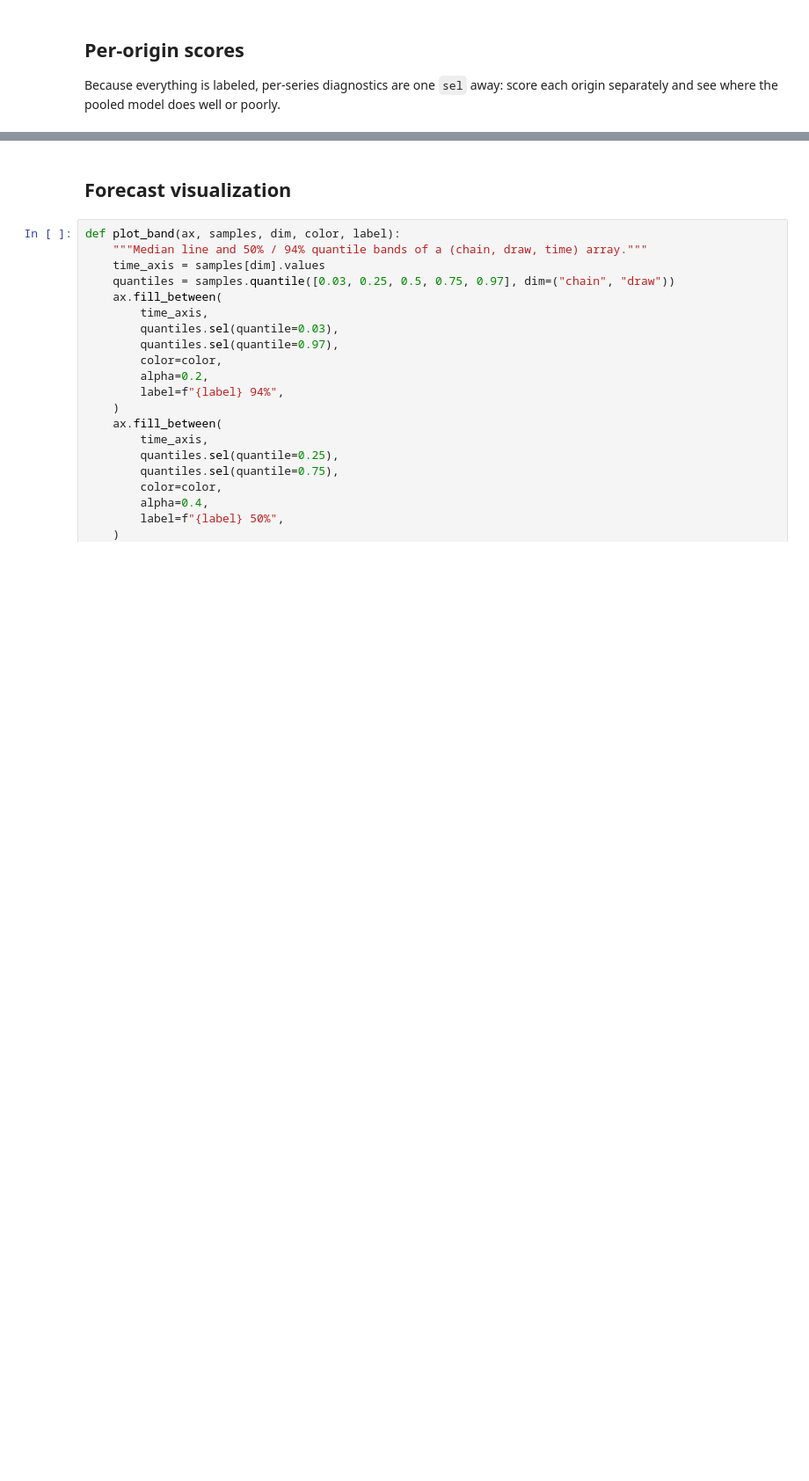
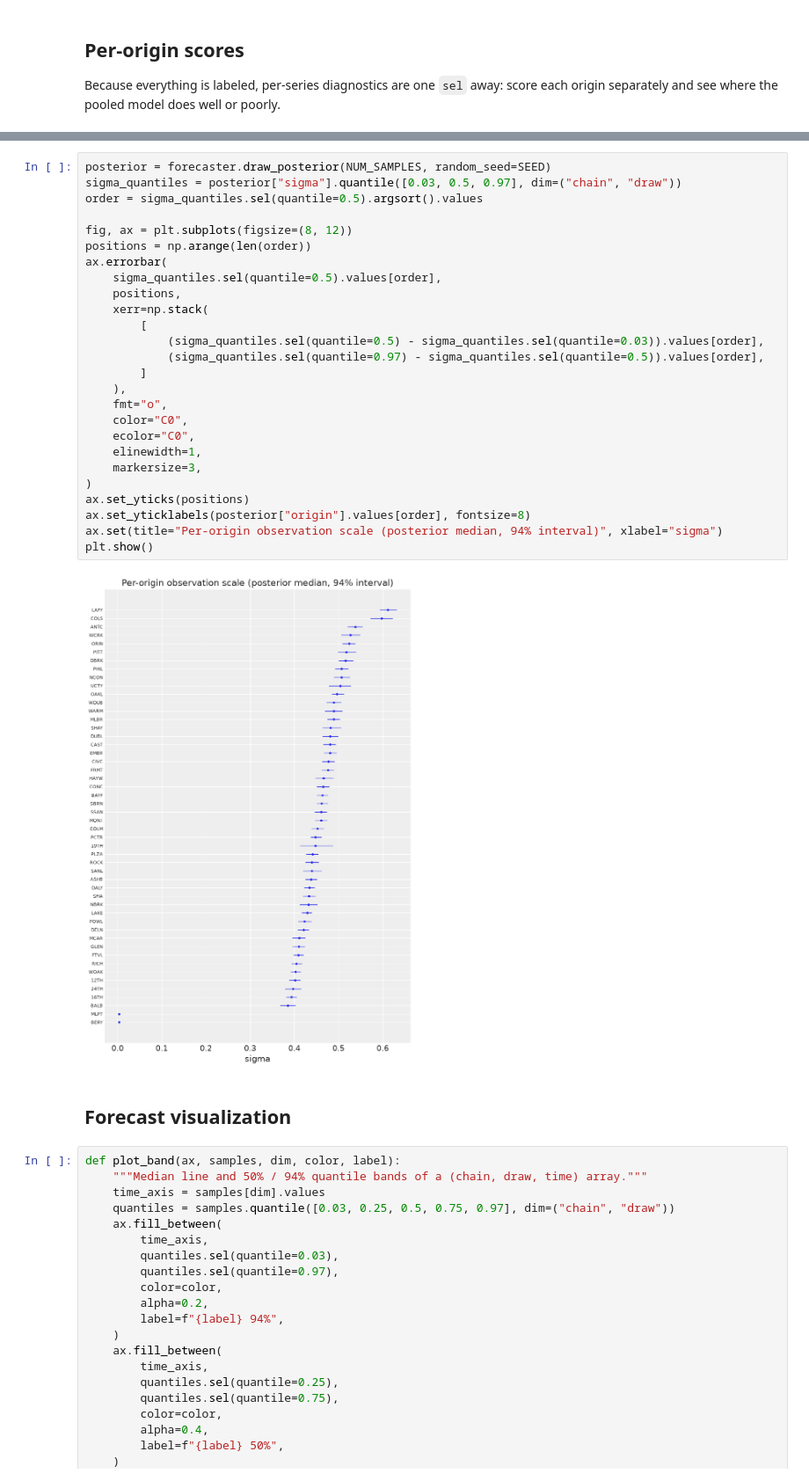
Before and after one commit to pymc-labs/pymc-forecast, a Jupyter notebook: docs/examples/hierarchical_forecasting.ipynb, the cells around one changed output, grey strips where cells are left out. Shown at 88% size. Cells and saved outputs as stored; diff of their text form; blank space fills up the shorter version.

```diff
--- a/docs/examples/hierarchical_forecasting.ipynb
+++ b/docs/examples/hierarchical_forecasting.ipynb
@@ -226,3 +264,31 @@ plt.show()
+# %%
+posterior = forecaster.draw_posterior(NUM_SAMPLES, random_seed=SEED)
+sigma_quantiles = posterior["sigma"].quantile([0.03, 0.5, 0.97], dim=("chain", "draw"))
+order = sigma_quantiles.sel(quantile=0.5).argsort().values
+
+fig, ax = plt.subplots(figsize=(8, 12))
+positions = np.arange(len(order))
+ax.errorbar(
+    sigma_quantiles.sel(quantile=0.5).values[order],
+    positions,
+    xerr=np.stack(
+        [
+            (sigma_quantiles.sel(quantile=0.5) - sigma_quantiles.sel(quantile=0.03)).values[order],
+            (sigma_quantiles.sel(quantile=0.97) - sigma_quantiles.sel(quantile=0.5)).values[order],
+        ]
+    ),
+    fmt="o",
+    color="C0",
+    ecolor="C0",
+    elinewidth=1,
+    markersize=3,
+)
+ax.set_yticks(positions)
+ax.set_yticklabels(posterior["origin"].values[order], fontsize=8)
+ax.set(title="Per-origin observation scale (posterior median, 94% interval)", xlabel="sigma")
+plt.show()
+# %% [output]
+[figure, added]
 # %% [markdown]
 ## Forecast visualization
 # %%
```
Also changed, not shown: parts of 9 cells of this notebook, 5 other files.
